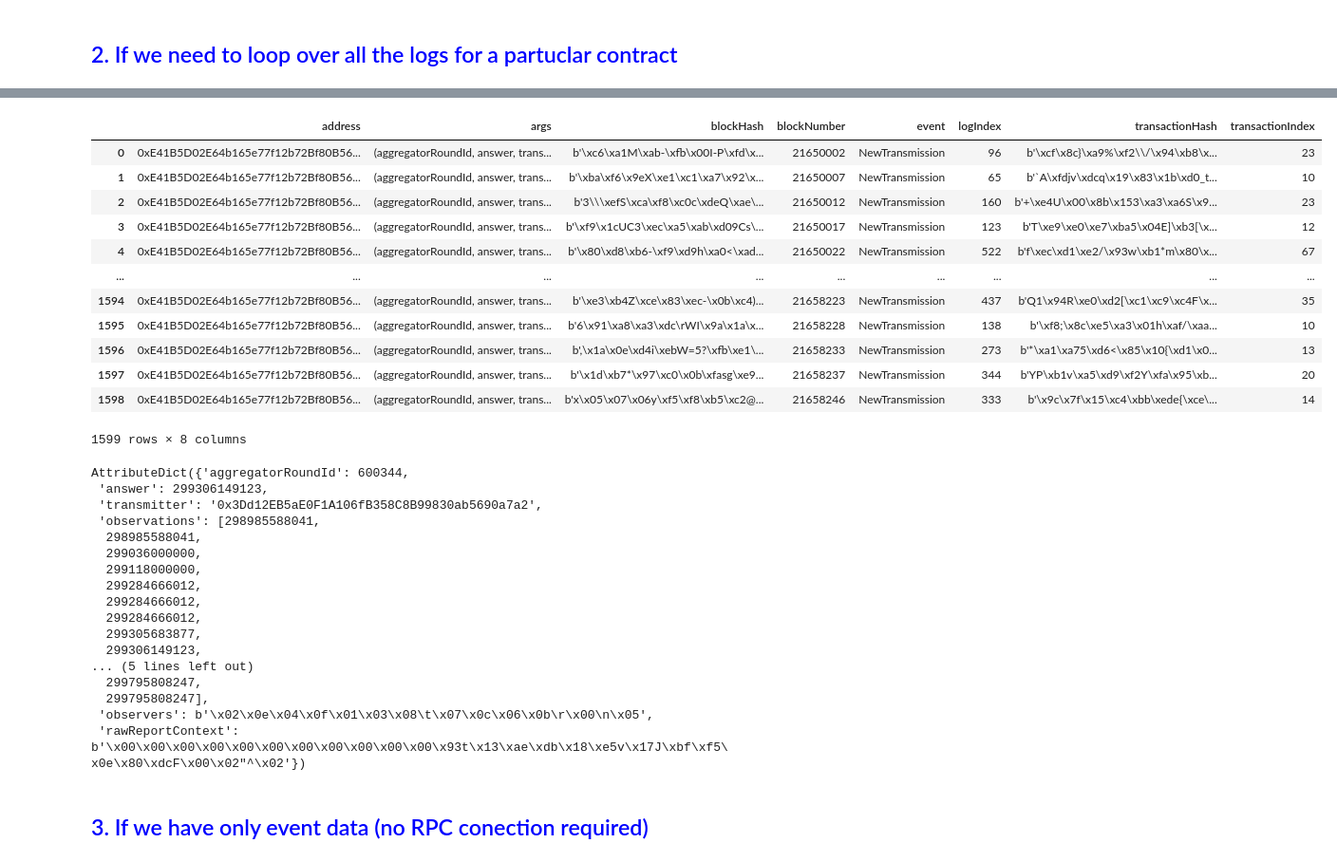
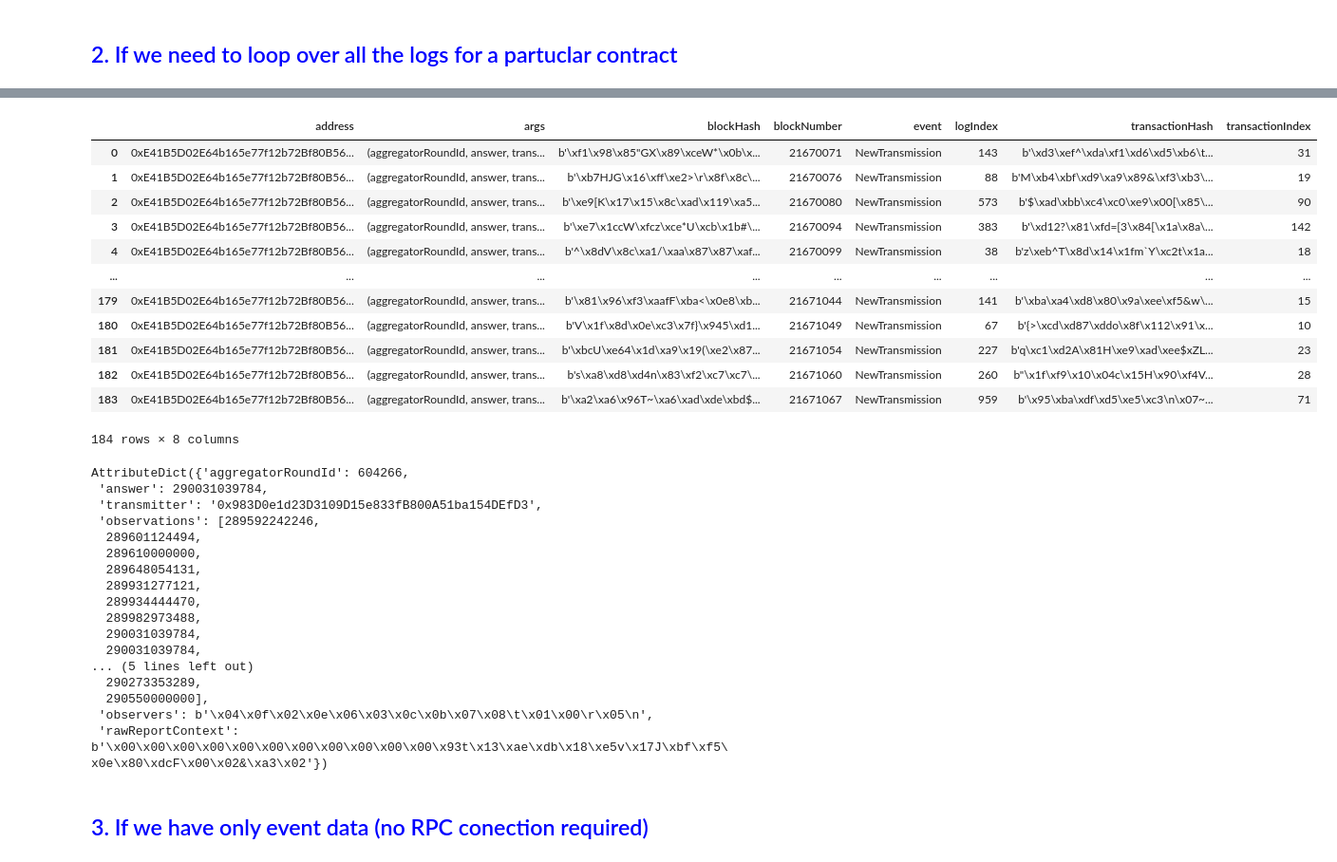
Before and after one commit to amantay-a/misc, a Jupyter notebook: EVM_logs_decode.ipynb, the cells around one changed output, grey strips where cells are left out. Shown at 95% size. Cells and saved outputs as stored; diff of their text form; code cells hidden in the pictures.

```diff
--- a/EVM_logs_decode.ipynb
+++ b/EVM_logs_decode.ipynb
@@ -8,3 +20,11 @@ from web3.logs import STRICT, IGNORE, DISCARD, WARN
+# %%
+def get_event_abi(abi, abi_name, abi_type = 'event'):
+    l = [x for x in abi if x['type'] == abi_type and x['name']==abi_name]
+    return l[0]
 # %%
-w3 = Web3(Web3.HTTPProvider('https://polygon-rpc.com/'))
+w3 = Web3(Web3.HTTPProvider('https://polygon-rpc.com/', request_kwargs={'timeout': 10}))
+
+# inject the poa compatibility middleware to the innermost layer
+w3.middleware_onion.inject(geth_poa_middleware, layer=0)
+
 abi_str='''
@@ -12,8 +32,5 @@ abi_str='''
 '''
-
-contract_address = '0xe41b5d02e64b165e77f12b72bf80b56d076000cf'
-contract_address = Web3.toChecksumAddress(contract_address)
-Contract = w3.eth.contract(address=contract_address, abi=abi_str)
+abi = json.loads(abi_str)
 # %% [markdown]
 ## <font color='blue'> 1. If we have a transaction hash </font>
 # %%
@@ -105,0 +87,4 @@ NewTransmission_ABI #abi of the event
+# %%
+NewTransmission_ABI = get_event_abi(abi, 'NewTransmission')
+assert len(NewTransmission_ABI) > 0
+NewTransmission_ABI #abi of the event
@@ -106,53 +109,57 @@ NewTransmission_ABI #abi of the event
 # %%
 #pull all the logs from an address
+
+contract_address = '0xe41b5d02e64b165e77f12b72bf80b56d076000cf'
+contract_address = Web3.toChecksumAddress(contract_address)
+
 logs = w3.eth.get_logs({"address": contract_address
                        ,"topics":["0xf6a97944f31ea060dfde0566e4167c1a1082551e64b60ecb14d599a9d023d451"] #optional if we suppress mismatch errors
-                       ,"fromBlock": 21650000
+                       ,"fromBlock": w3.eth.get_block('latest')['number'] - 1000
                        ,"toBlock": 'latest'
                        })
 
 all_events = []
 for l in logs:
     try:
         evt = get_event_data(w3.codec, NewTransmission_ABI, l)
     except MismatchedABI: #if for some reason there are other events according to defined filter
         pass
     all_events.append(evt)
 df = pd.DataFrame(all_events)
 df
 # %% [output]
 |  | address | args | blockHash | blockNumber | event | logIndex | transactionHash | transactionIndex |
-| 0 | 0xE41B5D02E64b165e77f12b72Bf80B56... | (aggregatorRoundId, answer, trans... | b'\xc6\xa1M\xab-\xfb\x00I-P\xfd\x... | 21650002 | NewTransmission | 96 | b'\xcf\x8c}\xa9%\xf2\\/\x94\xb8\x... | 23 |
-| 1 | 0xE41B5D02E64b165e77f12b72Bf80B56... | (aggregatorRoundId, answer, trans... | b'\xba\xf6\x9eX\xe1\xc1\xa7\x92\x... | 21650007 | NewTransmission | 65 | b'`A\xfdjv\xdcq\x19\x83\x1b\xd0_t... | 10 |
-| 2 | 0xE41B5D02E64b165e77f12b72Bf80B56... | (aggregatorRoundId, answer, trans... | b'3\\\xefS\xca\xf8\xc0c\xdeQ\xae\... | 21650012 | NewTransmission | 160 | b'+\xe4U\x00\x8b\x153\xa3\xa6S\x9... | 23 |
-| 3 | 0xE41B5D02E64b165e77f12b72Bf80B56... | (aggregatorRoundId, answer, trans... | b'\xf9\x1cUC3\xec\xa5\xab\xd09Cs\... | 21650017 | NewTransmission | 123 | b'T\xe9\xe0\xe7\xba5\x04E]\xb3[\x... | 12 |
-| 4 | 0xE41B5D02E64b165e77f12b72Bf80B56... | (aggregatorRoundId, answer, trans... | b'\x80\xd8\xb6-\xf9\xd9h\xa0<\xad... | 21650022 | NewTransmission | 522 | b'f\xec\xd1\xe2/\x93w\xb1*m\x80\x... | 67 |
+| 0 | 0xE41B5D02E64b165e77f12b72Bf80B56... | (aggregatorRoundId, answer, trans... | b'\xf1\x98\x85"GX\x89\xceW*\x0b\x... | 21670071 | NewTransmission | 143 | b'\xd3\xef^\xda\xf1\xd6\xd5\xb6\t... | 31 |
+| 1 | 0xE41B5D02E64b165e77f12b72Bf80B56... | (aggregatorRoundId, answer, trans... | b'\xb7HJG\x16\xff\xe2>\r\x8f\x8c\... | 21670076 | NewTransmission | 88 | b'M\xb4\xbf\xd9\xa9\x89&\xf3\xb3\... | 19 |
+| 2 | 0xE41B5D02E64b165e77f12b72Bf80B56... | (aggregatorRoundId, answer, trans... | b'\xe9[K\x17\x15\x8c\xad\x119\xa5... | 21670080 | NewTransmission | 573 | b'$\xad\xbb\xc4\xc0\xe9\x00[\x85\... | 90 |
+| 3 | 0xE41B5D02E64b165e77f12b72Bf80B56... | (aggregatorRoundId, answer, trans... | b'\xe7\x1ccW\xfcz\xce*U\xcb\x1b#\... | 21670094 | NewTransmission | 383 | b'\xd12?\x81\xfd=[3\x84[\x1a\x8a\... | 142 |
+| 4 | 0xE41B5D02E64b165e77f12b72Bf80B56... | (aggregatorRoundId, answer, trans... | b'^\x8dV\x8c\xa1/\xaa\x87\x87\xaf... | 21670099 | NewTransmission | 38 | b'z\xeb^T\x8d\x14\x1fm`Y\xc2t\x1a... | 18 |
 | ... | ... | ... | ... | ... | ... | ... | ... | ... |
-| 1594 | 0xE41B5D02E64b165e77f12b72Bf80B56... | (aggregatorRoundId, answer, trans... | b'\xe3\xb4Z\xce\x83\xec-\x0b\xc4)... | 21658223 | NewTransmission | 437 | b'Q1\x94R\xe0\xd2[\xc1\xc9\xc4F\x... | 35 |
-| 1595 | 0xE41B5D02E64b165e77f12b72Bf80B56... | (aggregatorRoundId, answer, trans... | b'6\x91\xa8\xa3\xdc\rWI\x9a\x1a\x... | 21658228 | NewTransmission | 138 | b'\xf8;\x8c\xe5\xa3\x01h\xaf/\xaa... | 10 |
-| 1596 | 0xE41B5D02E64b165e77f12b72Bf80B56... | (aggregatorRoundId, answer, trans... | b',\x1a\x0e\xd4i\xebW=5?\xfb\xe1\... | 21658233 | NewTransmission | 273 | b'*\xa1\xa75\xd6<\x85\x10{\xd1\x0... | 13 |
-| 1597 | 0xE41B5D02E64b165e77f12b72Bf80B56... | (aggregatorRoundId, answer, trans... | b'\x1d\xb7*\x97\xc0\x0b\xfasg\xe9... | 21658237 | NewTransmission | 344 | b'YP\xb1v\xa5\xd9\xf2Y\xfa\x95\xb... | 20 |
-| 1598 | 0xE41B5D02E64b165e77f12b72Bf80B56... | (aggregatorRoundId, answer, trans... | b'x\x05\x07\x06y\xf5\xf8\xb5\xc2@... | 21658246 | NewTransmission | 333 | b'\x9c\x7f\x15\xc4\xbb\xede{\xce\... | 14 |
+| 179 | 0xE41B5D02E64b165e77f12b72Bf80B56... | (aggregatorRoundId, answer, trans... | b'\x81\x96\xf3\xaafF\xba<\x0e8\xb... | 21671044 | NewTransmission | 141 | b'\xba\xa4\xd8\x80\x9a\xee\xf5&w\... | 15 |
+| 180 | 0xE41B5D02E64b165e77f12b72Bf80B56... | (aggregatorRoundId, answer, trans... | b'V\x1f\x8d\x0e\xc3\x7f}\x945\xd1... | 21671049 | NewTransmission | 67 | b'{>\xcd\xd87\xddo\x8f\x112\x91\x... | 10 |
+| 181 | 0xE41B5D02E64b165e77f12b72Bf80B56... | (aggregatorRoundId, answer, trans... | b'\xbcU\xe64\x1d\xa9\x19(\xe2\x87... | 21671054 | NewTransmission | 227 | b'q\xc1\xd2A\x81H\xe9\xad\xee$xZL... | 23 |
+| 182 | 0xE41B5D02E64b165e77f12b72Bf80B56... | (aggregatorRoundId, answer, trans... | b's\xa8\xd8\xd4n\x83\xf2\xc7\xc7\... | 21671060 | NewTransmission | 260 | b"\x1f\xf9\x10\x04c\x15H\x90\xf4V... | 28 |
+| 183 | 0xE41B5D02E64b165e77f12b72Bf80B56... | (aggregatorRoundId, answer, trans... | b'\xa2\xa6\x96T~\xa6\xad\xde\xbd$... | 21671067 | NewTransmission | 959 | b'\x95\xba\xdf\xd5\xe5\xc3\n\x07~... | 71 |
-1599 rows × 8 columns
+184 rows × 8 columns
 # %%
 df.loc[0,'args'] #parsed log data
 # %% [output]
-AttributeDict({'aggregatorRoundId': 600344,
- 'answer': 299306149123,
- 'transmitter': '0x3Dd12EB5aE0F1A106fB358C8B99830ab5690a7a2',
- 'observations': [298985588041,
-  298985588041,
-  299036000000,
-  299118000000,
-  299284666012,
-  299284666012,
-  299284666012,
-  299305683877,
-  299306149123,
+AttributeDict({'aggregatorRoundId': 604266,
+ 'answer': 290031039784,
+ 'transmitter': '0x983D0e1d23D3109D15e833fB800A51ba154DEfD3',
+ 'observations': [289592242246,
+  289601124494,
+  289610000000,
+  289648054131,
+  289931277121,
+  289934444470,
+  289982973488,
+  290031039784,
+  290031039784,
 ... (5 lines left out)
-  299795808247,
-  299795808247],
- 'observers': b'\x02\x0e\x04\x0f\x01\x03\x08\t\x07\x0c\x06\x0b\r\x00\n\x05',
- 'rawReportContext': b'\x00\x00\x00\x00\x00\x00\x00\x00\x00\x00\x00\x93t\x13\xae\xdb\x18\xe5v\x17J\xbf\xf5\x0e\x80\xdcF\x00\x02"^\x02'})
+  290273353289,
+  290550000000],
+ 'observers': b'\x04\x0f\x02\x0e\x06\x03\x0c\x0b\x07\x08\t\x01\x00\r\x05\n',
+ 'rawReportContext': b'\x00\x00\x00\x00\x00\x00\x00\x00\x00\x00\x00\x93t\x13\xae\xdb\x18\xe5v\x17J\xbf\xf5\x0e\x80\xdcF\x00\x02&\xa3\x02'})
 # %% [markdown]
 ## <font color='blue'> 3. If we have only event data (no RPC conection required)</font>
```
Also changed, not shown: parts of 12 cells of this notebook.
